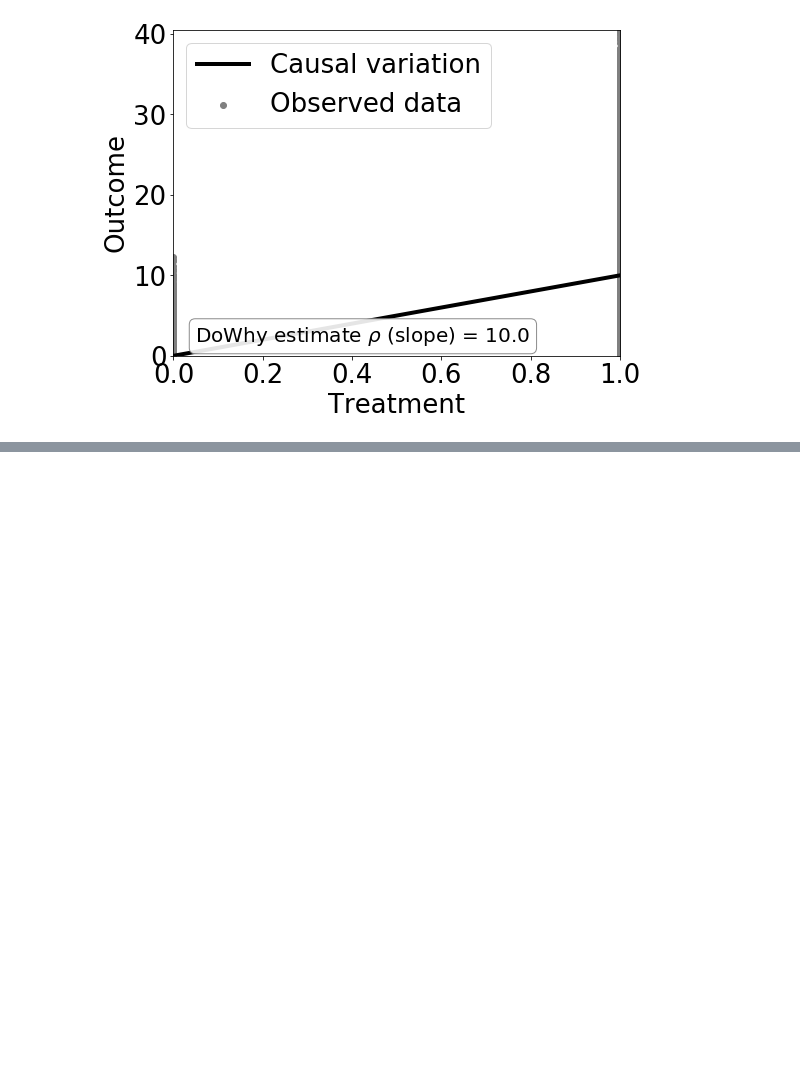
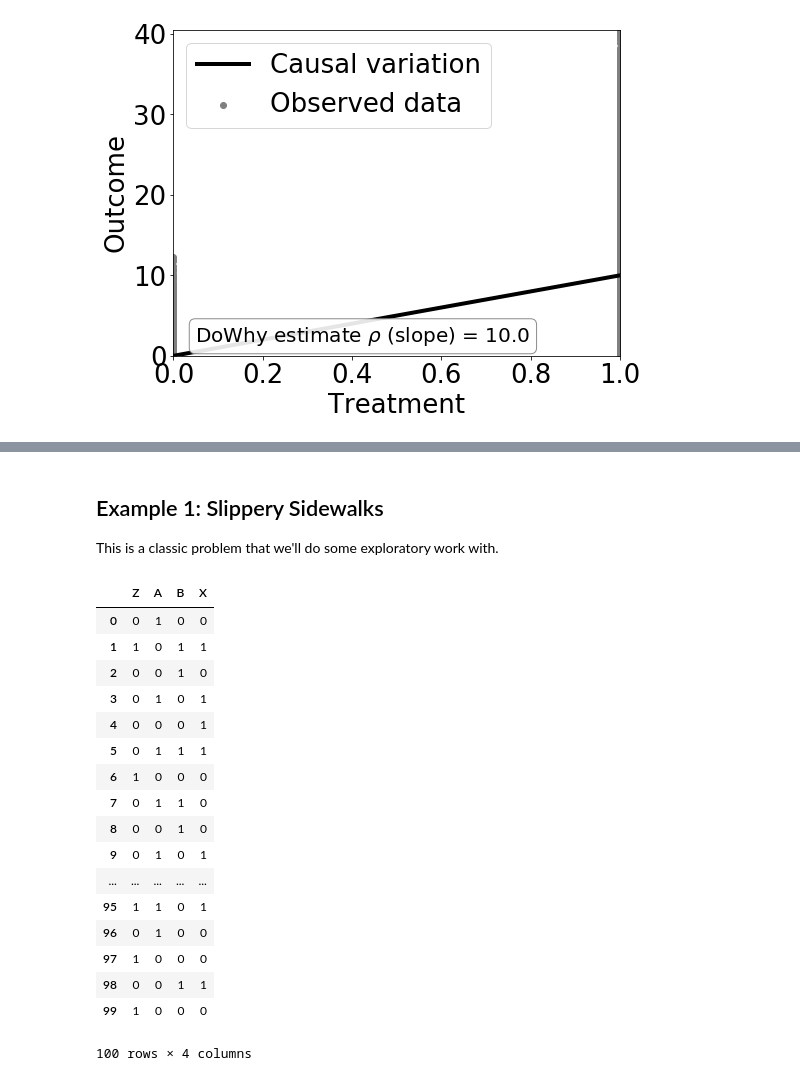
Before and after one commit to mrklees/CausalAgent, a Jupyter notebook: Getting Started with DoWhy.ipynb, the cells around one changed output, grey strips where cells are left out. Saved outputs shown, nothing was run; the diff lists cells and outputs as text; code cells hidden in the pictures; blank space fills up the shorter version.

Commit message:
added examples from the book of why

```diff
--- a/Getting Started with DoWhy.ipynb
+++ b/Getting Started with DoWhy.ipynb
@@ -319,0 +328,4 @@ AttributeError: module 'dowhy' has no attribute 'plotter'
+# %% [markdown]
+## Example 1: Slippery Sidewalks
+
+This is a classic problem that we'll do some exploratory work with.
@@ -319,0 +348,24 @@ AttributeError: module 'dowhy' has no attribute 'plotter'
+# %%
+# Generate some fake data
+nrows = 100
+data = pd.DataFrame({'Z': np.random.choice(2, nrows), 'A': np.random.choice(2, nrows), 'B': np.random.choice(2, nrows), 'X': np.random.choice(2, nrows)})
+data
+# %% [output]
+|  | Z | A | B | X |
+| 0 | 0 | 1 | 0 | 0 |
+| 1 | 1 | 0 | 1 | 1 |
+| 2 | 0 | 0 | 1 | 0 |
+| 3 | 0 | 1 | 0 | 1 |
+| 4 | 0 | 0 | 0 | 1 |
+| 5 | 0 | 1 | 1 | 1 |
+| 6 | 1 | 0 | 0 | 0 |
+| 7 | 0 | 1 | 1 | 0 |
+| 8 | 0 | 0 | 1 | 0 |
+| 9 | 0 | 1 | 0 | 1 |
+| ... | ... | ... | ... | ... |
+| 95 | 1 | 1 | 0 | 1 |
+| 96 | 0 | 1 | 0 | 0 |
+| 97 | 1 | 0 | 0 | 0 |
+| 98 | 0 | 0 | 1 | 1 |
+| 99 | 1 | 0 | 0 | 0 |
+100 rows × 4 columns
```
Also changed, not shown: parts of 5 cells of this notebook, 3 other files.
